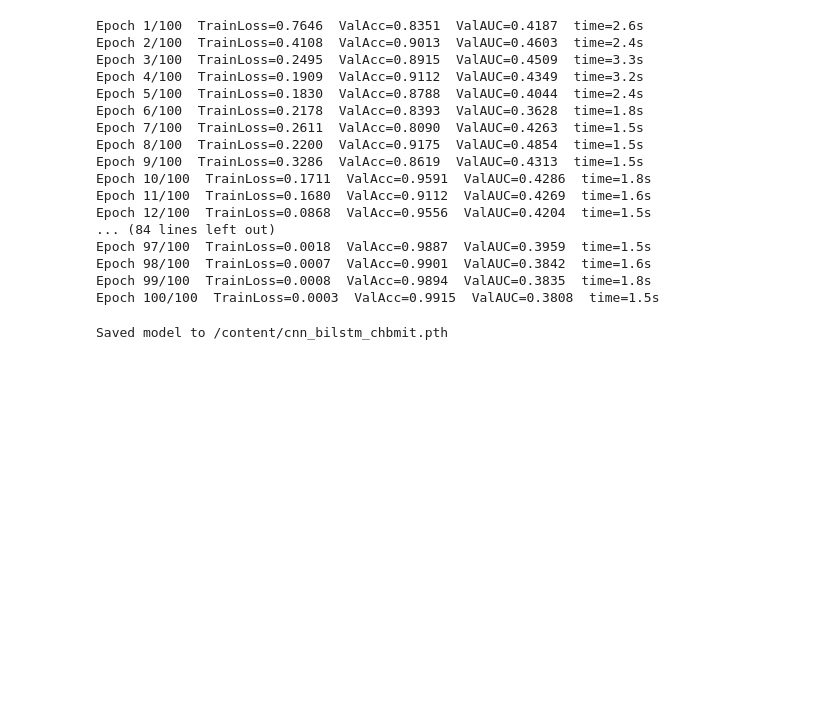
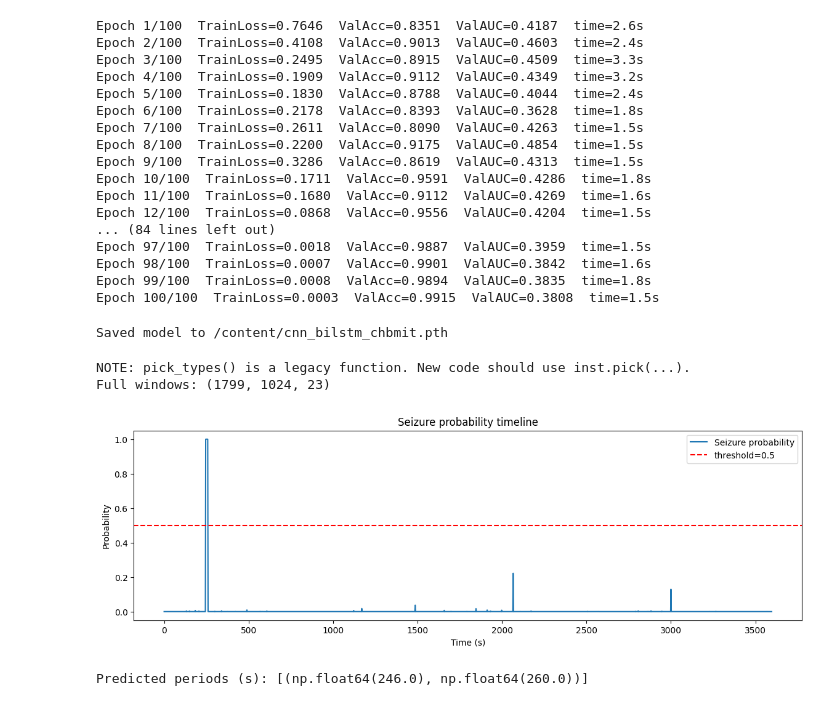
Before and after one commit to minhaz1172/BME_PROJECT, a Jupyter notebook: Seizure_Detection.ipynb, the cells around one changed output. Drawn from its saved outputs; the diff is of its cells as text; code cells hidden in the pictures; blank space fills up the shorter version.

Commit message:
Prediction and Accuracy

```diff
--- a/Seizure_Detection.ipynb
+++ b/Seizure_Detection.ipynb
@@ -463,0 +483,43 @@ Saved model to /content/cnn_bilstm_chbmit.pth
+# %%
+# Predict timeline for chb01_03
+edf_full = os.path.join(base_dir,'chb01','chb01_03.edf')
+wins, starts = windows_from_raw_path(edf_full, fs=fs, win_sec=4, stride_sec=2, ch_mean=ch_mean, ch_std=ch_std)
+print("Full windows:", wins.shape)
+# convert to torch and predict in batches
+model.eval()
+probs = []
+with torch.no_grad():
+    for i in range(0, len(wins), batch_size):
+        batch = torch.tensor(wins[i:i+batch_size].astype(np.float32)).to(device)
+        p = model(batch).cpu().numpy().tolist()
+        probs.extend(p)
+probs = np.array(probs)
+times = starts / fs  # seconds
+# %% [output]
+NOTE: pick_types() is a legacy function. New code should use inst.pick(...).
+Full windows: (1799, 1024, 23)
+# %%
+# Plot probability timeline
+plt.figure(figsize=(14,4))
+plt.plot(times, probs, label='Seizure probability')
+plt.axhline(0.5, color='r', linestyle='--', label='threshold=0.5')
+plt.xlabel("Time (s)"); plt.ylabel("Probability"); plt.title("Seizure probability timeline")
+plt.legend(); plt.show()
+
+# Mark predicted seizure segments
+pred_mask = (probs >= 0.5).astype(int)
+pred_periods = []
+cur = None
+for t,p in zip(times, pred_mask):
+    if p==1 and cur is None:
+        cur = [t]
+    elif p==0 and cur is not None:
+        cur.append(t)
+        pred_periods.append(tuple(cur))
+        cur = None
+if cur is not None:
+    pred_periods.append((cur[0], times[-1]))
+print("Predicted periods (s):", pred_periods)
+# %% [output]
+[figure, added]
+Predicted periods (s): [(np.float64(246.0), np.float64(260.0))]
```
Also changed, not shown: parts of 2 cells of this notebook.
